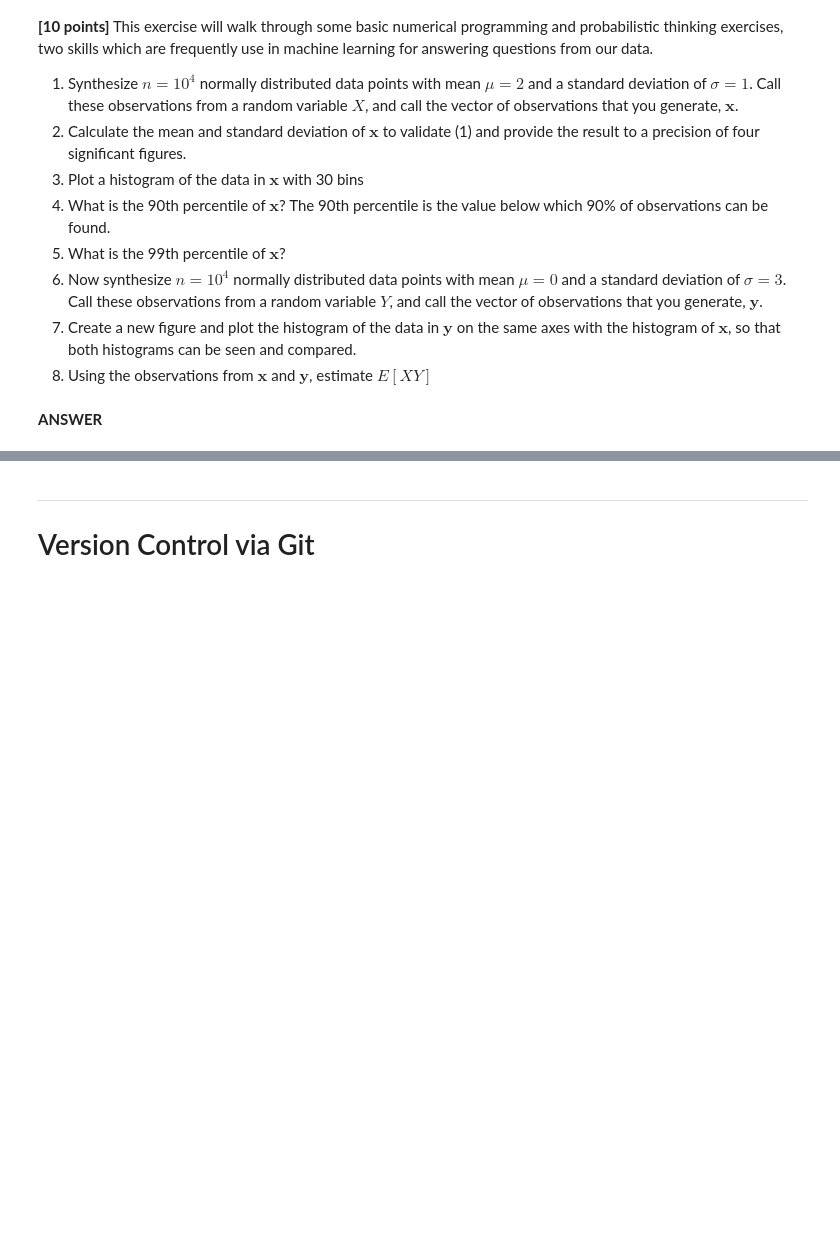
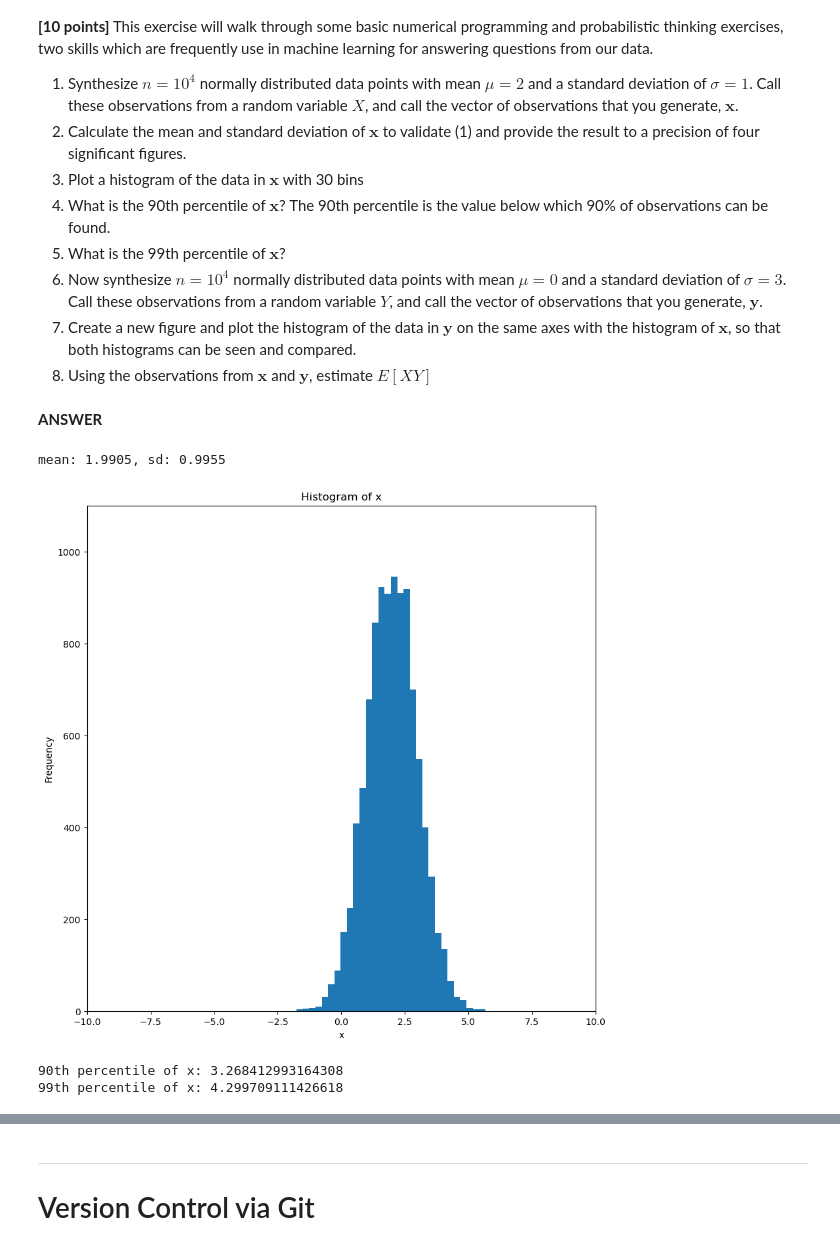
Before and after one commit to cake-dev/ml_class_stuff, a Jupyter notebook: assignments/Assignment_1.ipynb, the cells around one changed output, grey strips where cells are left out. Cells and saved outputs as stored; diff of their text form; code cells hidden in the pictures; blank space fills up the shorter version.

```diff
--- a/assignments/Assignment_1.ipynb
+++ b/assignments/Assignment_1.ipynb
@@ -354,7 +390,7 @@ plt.title('Energy produced by each fuel type across all plants')
 plt.xlabel('Fuel Type')
 plt.ylabel('Energy Produced (MWh)')
 # change width of plot
-plt.rcParams['figure.figsize'] = [10, 5]
+plt.rcParams['figure.figsize'] = [10, 20]
 plt.show()
 # %% [output]
 [figure]
@@ -395,3 +467,36 @@ Your output should use the `print()` function as follows (where the # symbols re
 8. Using the observations from $\textbf{x}$ and $\textbf{y}$, estimate $E[XY]$
 # %% [markdown]
 **ANSWER**
+# %%
+# 1
+x = np.random.normal(2, 1, 10000)
+
+# 2
+mean = round(np.mean(x), 4)
+sd = round(np.std(x), 4)
+print('mean: {}, sd: {}'.format(mean, sd))
+# %% [output]
+mean: 1.9905, sd: 0.9955
+# %%
+# 3
+import matplotlib.pyplot as plt
+plt.hist(x, bins=30)
+plt.title('Histogram of x')
+plt.xlabel('x')
+plt.ylabel('Frequency')
+plt.rcParams['figure.figsize'] = [10, 10]
+# change axes
+axes = plt.gca()
+axes.set_xlim([-10,10])
+axes.set_ylim([0,1100])
+plt.show()
+# %% [output]
+[figure, added]
+# %%
+# 4
+print('90th percentile of x: {}'.format(np.percentile(x, 90)))
+# 5
+print('99th percentile of x: {}'.format(np.percentile(x, 99)))
+# %% [output]
+90th percentile of x: 3.268412993164308
+99th percentile of x: 4.299709111426618
```
Also changed, not shown: parts of 5 cells of this notebook, 1 other file.
